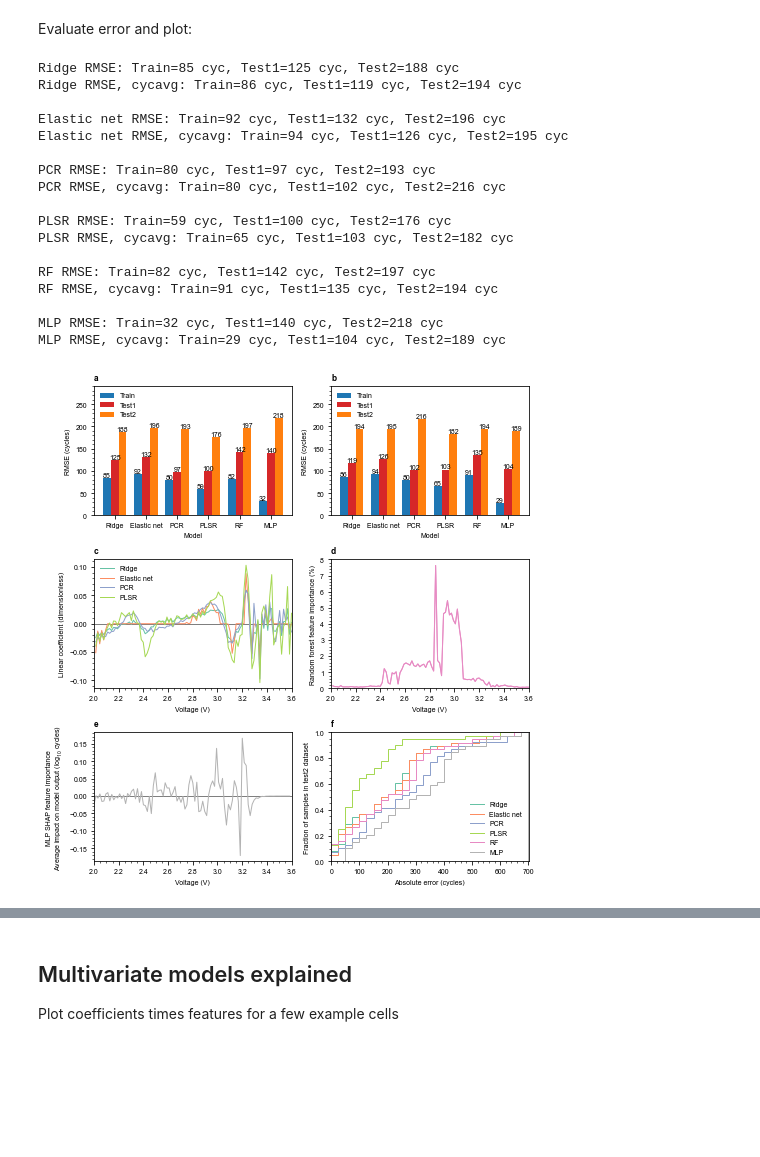
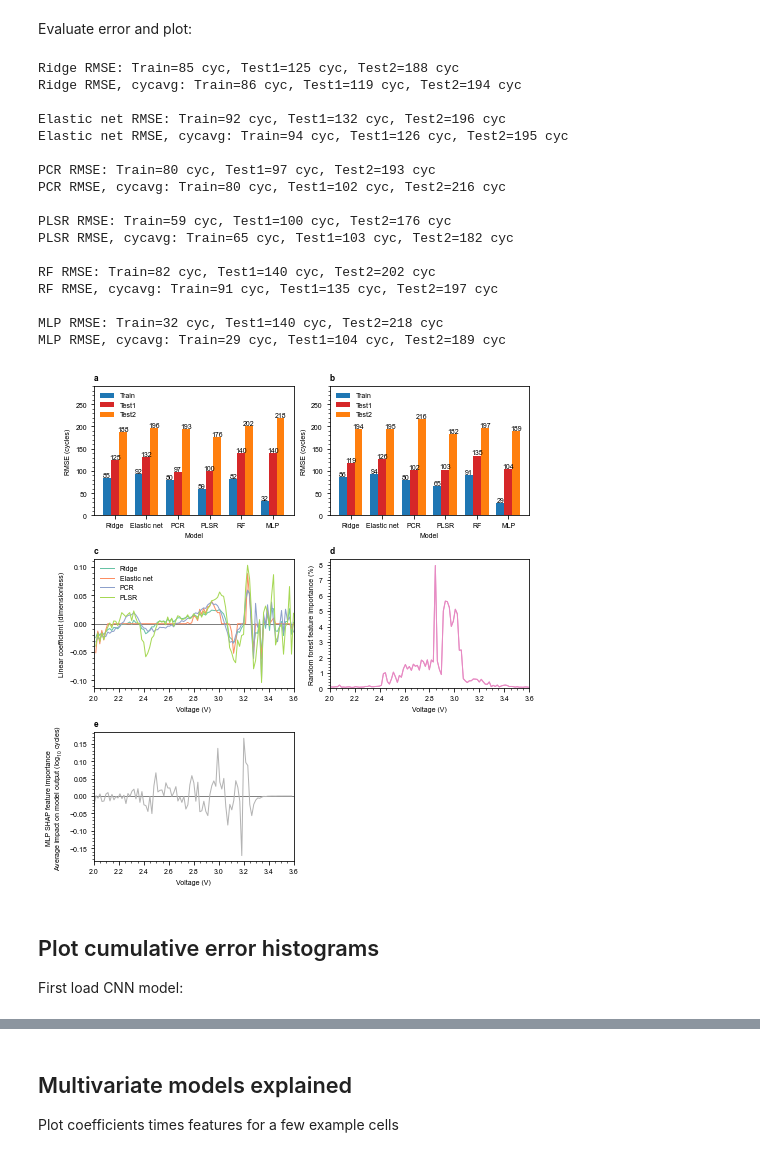
Before and after one commit to petermattia/revisit-severson-et-al, a Jupyter notebook: revisit-severson-et-al.ipynb, the cells around one changed output, grey strips where cells are left out. Saved outputs shown, nothing was run; the diff lists cells and outputs as text; code cells hidden in the pictures; blank space fills up the shorter version.

Commit message:
Clean histogram figures

```diff
--- a/revisit-severson-et-al.ipynb
+++ b/revisit-severson-et-al.ipynb
@@ -326,6 +327,12 @@ for k, freq in enumerate(sampling_frequencies):
 
     # Evaluate error
     RMSE_train[k], RMSE_test1[k], RMSE_test2[k] = get_RMSE_for_all_datasets(y_train_pred, y_test1_pred, y_test2_pred)
+
+    if k == 0:
+        #save these results for histogram plot
+        severson_variance_model_train_pred = y_train_pred
+        severson_variance_model_test1_pred = y_test1_pred
+        severson_variance_model_test2_pred = y_test2_pred
 # %% [markdown]
 Confirm models match up with Table 1 from Severson: RMSE = (103, 138, 196)
 # %%
@@ -1480,6 +1487,10 @@ RMSE_test2 = np.zeros((len(models), ))
 RMSE_train_cycavg = np.zeros((len(models), ))
 RMSE_test1_cycavg = np.zeros((len(models), ))
 RMSE_test2_cycavg = np.zeros((len(models), ))
+
+residuals_train_allmodels = np.zeros((len(models), len(y_train)))
+residuals_test1_allmodels = np.zeros((len(models), len(y_test1_mod)))
+residuals_test2_allmodels = np.zeros((len(models), len(y_test2)))
 
 # set width of bar
 barWidth = 0.25
@@ -1491,7 +1502,7 @@ fig, ax = plt.subplots(figsize=(fig_width_2col, 3 * fig_height),
                        nrows = 3, ncols = 2)
 ax = ax.ravel()
 
-for k in np.arange(6):
+for k in np.arange(5):
     ax[k].set_title(chr(97+k), loc='left', weight='bold')
 
 # Add y=0 lines
@@ -1510,13 +1521,13 @@ for k, model_name in enumerate(models):
         model_cycavg.fit(X_train_scaled_cycavg, y_train)
 
         # Predict on train and test sets
-        y_train_pred = model.predict(X_train_scaled)
-        y_test1_pred = model.predict(X_test1_scaled)
-        y_test2_pred = model.predict(X_test2_scaled)
+        y_train_pred = model.predict(X_train_scaled).squeeze()
+        y_test1_pred = model.predict(X_test1_scaled).squeeze()
+        y_test2_pred = model.predict(X_test2_scaled).squeeze()
 
-        y_train_pred_cycavg = model.predict(X_train_scaled_cycavg)
-        y_test1_pred_cycavg = model.predict(X_test1_scaled_cycavg)
-        y_test2_pred_cycavg = model.predict(X_test2_scaled_cycavg)
+        y_train_pred_cycavg = model.predict(X_train_scaled_cycavg).squeeze()
+        y_test1_pred_cycavg = model.predict(X_test1_scaled_cycavg).squeeze()
+        y_test2_pred_cycavg = model.predict(X_test2_scaled_cycavg).squeeze()
 
     else: # MLP model
         y_train_pred = np.log10(mlp_predictions["train_pred"])
@@ -1553,11 +1564,10 @@ for k, model_name in enumerate(models):
         ax[3].plot(Vdlin[::freq], 100 * model.feature_importances_,
                   color=model_colors[4])
 
-    # test2 residuals
-    test2_abs_residuals = np.abs(np.power(10, y_test2) - np.power(10, y_test2_pred).T[0])
-    ax[5].hist(test2_abs_residuals, density=True, cumulative=True, histtype='step',
-               bins=np.linspace(0, 700, 29), color=model_colors[k])
-    ax[5].plot(0, 0, label=model_name, color=model_colors[k])
+    # Save residuals for histogram figure
+    residuals_train_allmodels[k, :] = np.abs(np.power(10, y_train) - np.power(10, y_train_pred))
+    residuals_test1_allmodels[k, :] = np.abs(np.power(10, y_test1_mod) - np.power(10, y_test1_pred))
+    residuals_test2_allmodels[k, :] = np.abs(np.power(10, y_test2) - np.power(10, y_test2_pred))
 
 # Plot error
 x = np.arange(len(models))  # the label locations
@@ -1601,44 +1611,45 @@ ax[4].plot(Vdlin[::-10], mlp_shap_results, color=model_colors[5])
 ax[0].legend(loc='upper left')
 ax[1].legend(loc='upper left')
 ax[2].legend()
-ax[5].legend(loc='lower right')
 
 ax[0].set_xlabel('Model')
 ax[1].set_xlabel('Model')
 for k in [2, 3, 4]:
     ax[k].set_xlabel('Voltage (V)')
     ax[k].set_xlim([2.0, 3.6])
-ax[5].set_xlabel('Absolute error (cycles)')
 
 ax[3].set_ylim(bottom=0)
-ax[5].set_xlim(left=-1, right=701)
-ax[5].set_ylim(bottom=0, top=1)
 
 ax[0].set_ylabel('RMSE (cycles)')
 ax[1].set_ylabel('RMSE (cycles)')
 ax[2].set_ylabel('Linear coefficient (dimensionless)')
 ax[3].set_ylabel('Random forest feature importance (%)')
 ax[4].set_ylabel('MLP SHAP feature importance\nAverage impact on model output (log$_{10}$ cycles)')
-ax[5].set_ylabel('Fraction of samples in test2 dataset')
+
+ax[5].set_axis_off()
 
 plt.tight_layout()
 plt.savefig(figpath / 'fig8_multivariate.eps', format='eps')
 # %% [output]
 Ridge RMSE: Train=85 cyc, Test1=125 cyc, Test2=188 cyc
 Ridge RMSE, cycavg: Train=86 cyc, Test1=119 cyc, Test2=194 cyc
 
 Elastic net RMSE: Train=92 cyc, Test1=132 cyc, Test2=196 cyc
 Elastic net RMSE, cycavg: Train=94 cyc, Test1=126 cyc, Test2=195 cyc
 
 PCR RMSE: Train=80 cyc, Test1=97 cyc, Test2=193 cyc
 PCR RMSE, cycavg: Train=80 cyc, Test1=102 cyc, Test2=216 cyc
 
 PLSR RMSE: Train=59 cyc, Test1=100 cyc, Test2=176 cyc
 PLSR RMSE, cycavg: Train=65 cyc, Test1=103 cyc, Test2=182 cyc
 
-RF RMSE: Train=82 cyc, Test1=142 cyc, Test2=197 cyc
-RF RMSE, cycavg: Train=91 cyc, Test1=135 cyc, Test2=194 cyc
+RF RMSE: Train=82 cyc, Test1=140 cyc, Test2=202 cyc
+RF RMSE, cycavg: Train=91 cyc, Test1=135 cyc, Test2=197 cyc
 
 MLP RMSE: Train=32 cyc, Test1=140 cyc, Test2=218 cyc
 MLP RMSE, cycavg: Train=29 cyc, Test1=104 cyc, Test2=189 cyc
-[figure, old version]
+[figure, new version]
+# %% [markdown]
+## Plot cumulative error histograms
+
+First load CNN model:
```
Also changed, not shown: parts of 6 cells of this notebook, 1 other file.
